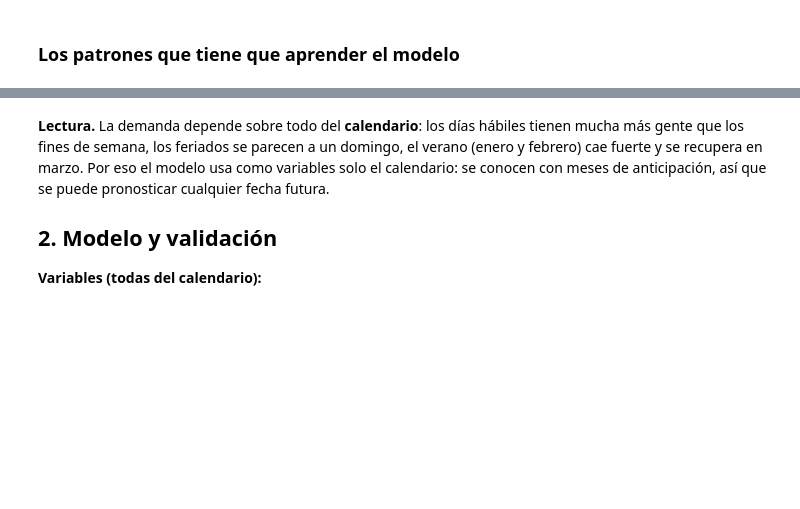
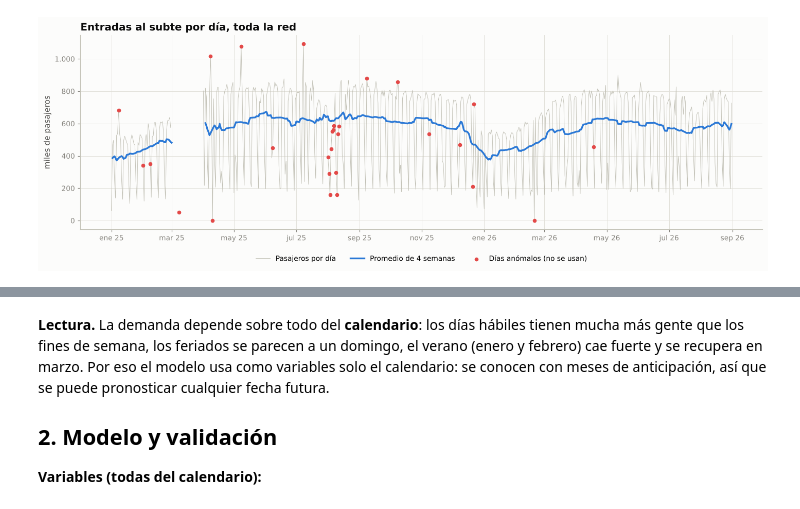
Before and after one commit to ValentinoDiaz0509/CienciaDeDatos, a Jupyter notebook: notebooks/05_pronostico_subte.ipynb, the cells around one changed output, grey strips where cells are left out. Saved outputs shown, nothing was run; the diff lists cells and outputs as text; code cells hidden in the pictures; blank space fills up the shorter version.

```diff
--- a/notebooks/05_pronostico_subte.ipynb
+++ b/notebooks/05_pronostico_subte.ipynb
@@ -89,11 +110,12 @@ pd.DataFrame({"pasajeros": s[anomalia & s.notna()]}).assign(dia=lambda d: d.inde
 # %%
 fig, ax = plt.subplots(figsize=(13, 4.6))
 ax.plot(s.index, s / 1e3, color=e.EJE, linewidth=0.6, label="Pasajeros por día")
 semanal = s.where(~anomalia).rolling(28, center=True, min_periods=14).mean()
 ax.plot(semanal.index, semanal / 1e3, color=e.LINK, linewidth=2.2, label="Promedio de 4 semanas")
 an = s[anomalia & s.notna()]
-ax.scatter(an.index, an / 1e3, s=16, color=e.DIVERGENTE[-2], zorder=3, label="Días anómalos (paros, cortes)")
+ax.scatter(an.index, an / 1e3, s=16, color=e.DIVERGENTE[-2], zorder=3, label="Días anómalos (no se usan)")
 ax.set(title="Entradas al subte por día, toda la red", ylabel="miles de pasajeros")
-ax.legend(loc="upper left"); e.ejes_es(ax, y=0); fig.tight_layout(); fig.savefig(FIG / "pron_serie.png"); plt.show()
+eje_meses(ax, 2); ax.legend(loc="upper center", bbox_to_anchor=(0.5, -0.1), ncol=3, frameon=False)
+e.ejes_es(ax, y=0); fig.tight_layout(); fig.savefig(FIG / "pron_serie.png"); plt.show()
+# %% [output]
+[figure, added]
-# %% [markdown]
-### Los patrones que tiene que aprender el modelo
```
Also changed, not shown: parts of 21 cells of this notebook, 27 other files.
